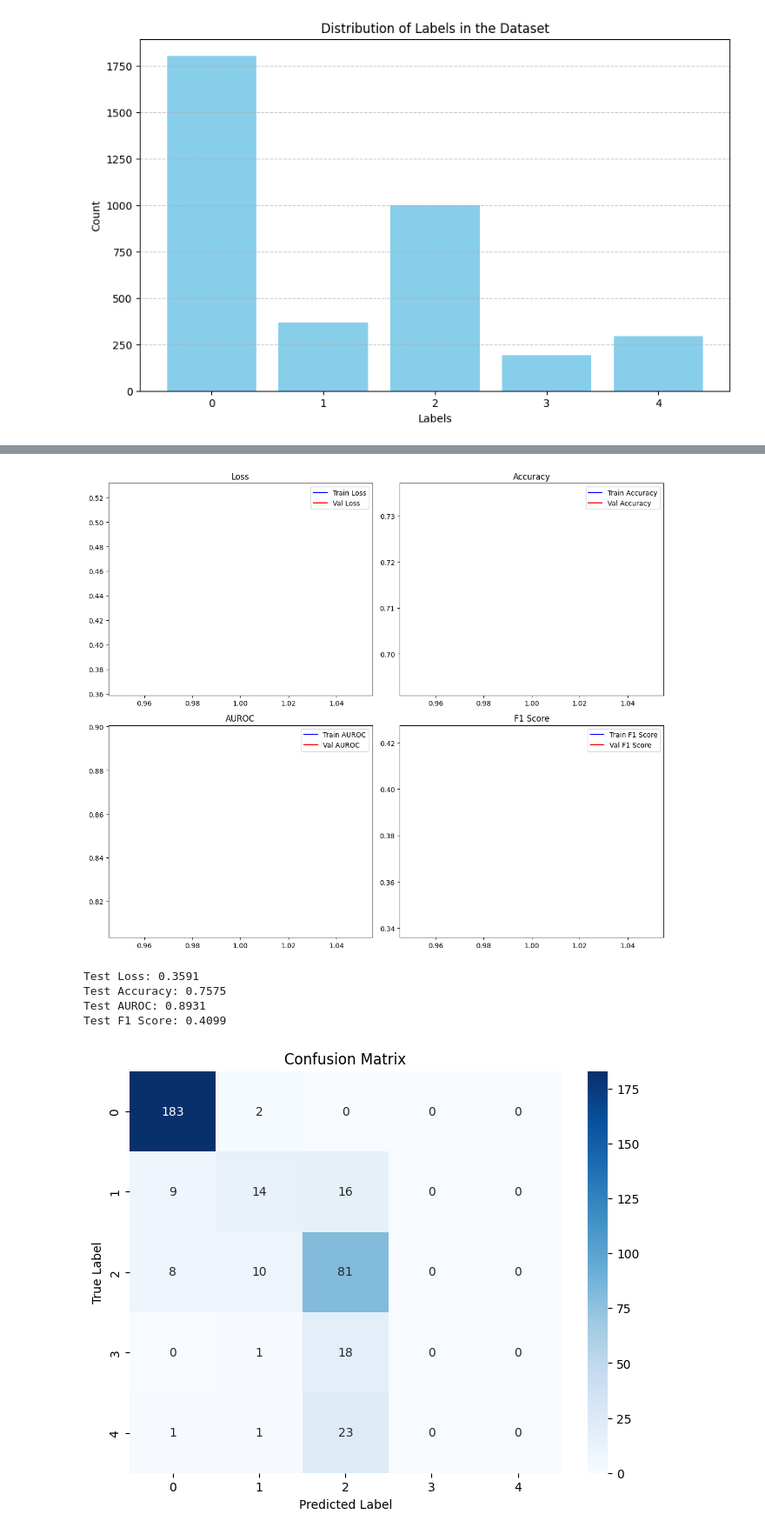
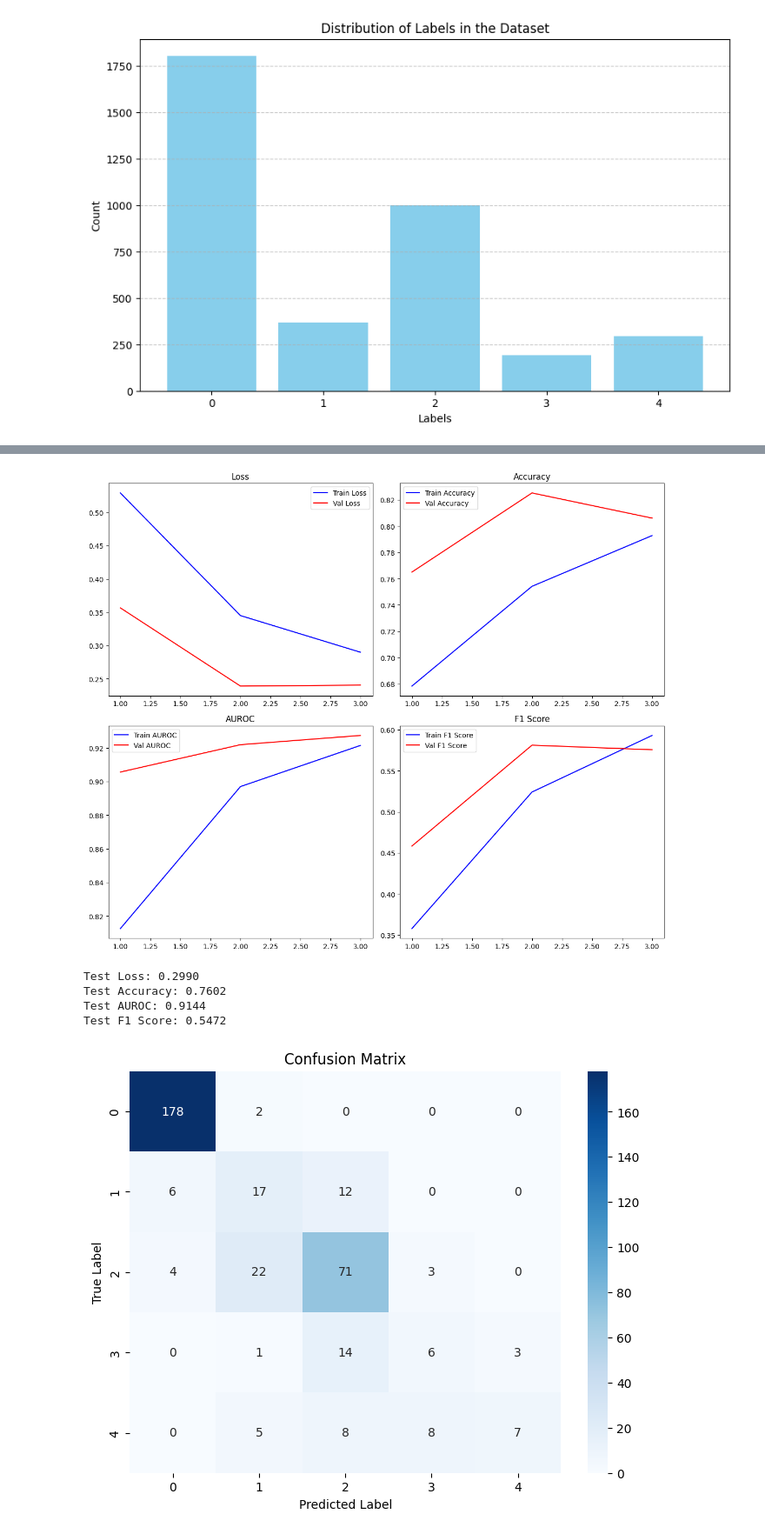
Before and after one commit to arginoa/ai4all-medicalai, a Jupyter notebook: SttrikeNetV2.ipynb, the cells around one changed output, grey strips where cells are left out. Shown at 87% size. Saved outputs shown, nothing was run; the diff lists cells and outputs as text; code cells hidden in the pictures.

```diff
--- a/SttrikeNetV2.ipynb
+++ b/SttrikeNetV2.ipynb
@@ -120,13 +120,13 @@ val_loader = DataLoader(val_dataset, batch_size=16, shuffle=False, num_workers=2
 test_loader = DataLoader(test_dataset, batch_size=16, shuffle=False, num_workers=2)
 # %%
 # Define CustomModel (Efficient Net)
-'''
+
 from efficientnet_pytorch import EfficientNet
 
 class CustomModel(nn.Module):
     def __init__(self):
         super(CustomModel, self).__init__()
-        self.efficientnet = EfficientNet.from_pretrained('x-b7')
+        self.efficientnet = EfficientNet.from_pretrained('efficientnet-b7')
         self.efficientnet._fc = nn.Identity()
         self.fc1 = nn.Linear(2560, 512)
         self.dropout = nn.Dropout(0.5)
@@ -138,37 +138,6 @@ class CustomModel(nn.Module):
         x = self.dropout(x)
         x = self.fc2(x)
         return x
-'''
-from efficientnet_pytorch import EfficientNet
-
-class CustomModel(nn.Module):
-    def __init__(self):
-        super(CustomModel, self).__init__()
-        self.efficientnet = EfficientNet.from_pretrained('efficientnet-b7')
-        self.efficientnet._fc = nn.Identity()
-
-        # Adding more layers and batch normalization
-        self.fc1 = nn.Linear(2560, 1024)
-        self.bn1 = nn.BatchNorm1d(1024)
-        self.dropout1 = nn.Dropout(0.5)
-
-        self.fc2 = nn.Linear(1024, 512)
-        self.bn2 = nn.BatchNorm1d(512)
-        self.dropout2 = nn.Dropout(0.5)
-
-        self.fc3 = nn.Linear(512, 5)
-
-    def forward(self, x):
-        x = self.efficientnet(x)
-
-        x = F.relu(self.bn1(self.fc1(x)))
-        x = self.dropout1(x)
-
-        x = F.relu(self.bn2(self.fc2(x)))
-        x = self.dropout2(x)
-
-        x = self.fc3(x)
-        return x
 # %%
 class FocalLoss(nn.Module):
     def __init__(self, alpha=1, gamma=2, reduction='mean'):
@@ -270,7 +239,7 @@ def train_and_evaluate(model, criterion, optimizer, scheduler, num_epochs, train
     return model, train_losses, val_losses, train_accuracies, val_accuracies, train_aurocs, val_aurocs, train_f1s, val_f1s
 # %%
 # Number of epochs for final training
-final_num_epochs = 1
+final_num_epochs = 3
 
 # Train with the best hyperparameters
 best_lr = 1e-4
@@ -359,6 +335,6 @@ Epoch 1:
-[figure, old version]
+[figure, new version]
-Test Loss: 0.3591
-Test Accuracy: 0.7575
-Test AUROC: 0.8931
-Test F1 Score: 0.4099
+Test Loss: 0.2990
+Test Accuracy: 0.7602
+Test AUROC: 0.9144
+Test F1 Score: 0.5472
-[figure, old version]
+[figure, new version]
```
Also changed, not shown: parts of 3 cells of this notebook.
